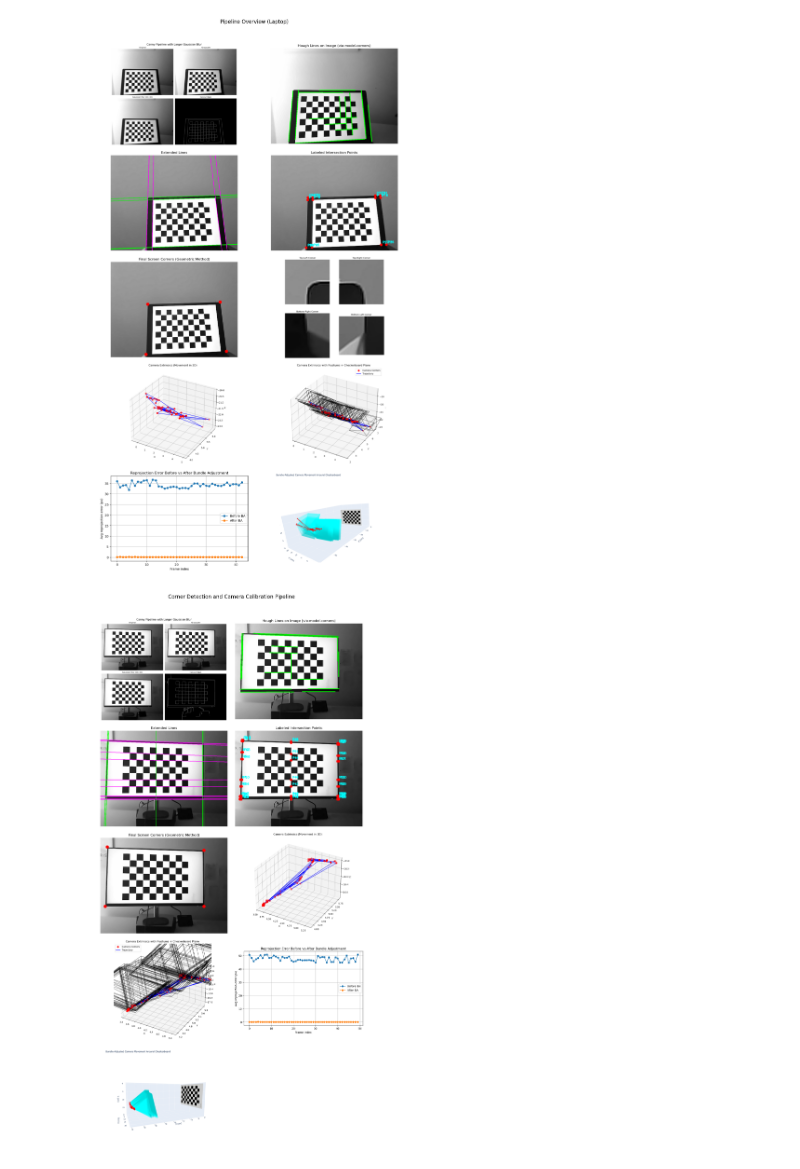
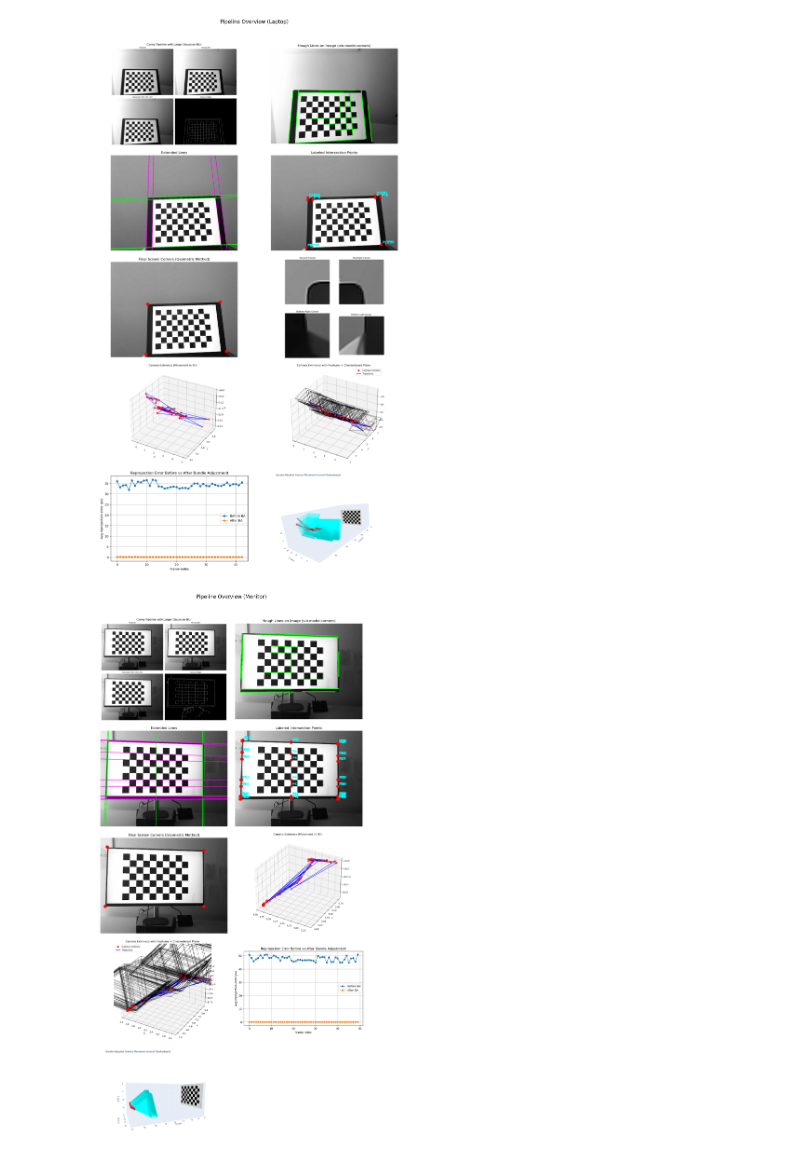
Before and after one commit to fspencer-edu/CV-Final-Project, a Jupyter notebook: DEMO/demo.ipynb, the cells around one changed output. Cells and saved outputs as stored; diff of their text form; code cells hidden in the pictures.

```diff
--- a/DEMO/demo.ipynb
+++ b/DEMO/demo.ipynb
@@ -48,35 +48,35 @@ IMG_DIR = "./monitor"
 pipeline = [
     ("canny.png",            "Canny Edge Detection"),
     ("hough.png",            "Hough Line Detection"),
     ("ext_lines.png",        "Extended Line Segments"),
     ("intersection.png",     "Line Intersections"),
     ("corners.png",          "Corner Candidates"),
     ("extrinsics.png",       "Camera Extrinsic Parameters"),
     ("ext_frustrum.png",     "Camera Frustum Visualization"),
     ("bundle.png",           "Bundle Adjustment"),
     ("bundle_3D.png",        "3D Camera Trajectory"),
 ]
 
 cols = 2
 rows = (len(pipeline) + cols - 1) // cols
 
 fig, axes = plt.subplots(rows, cols, figsize=(12, 5 * rows))
 axes = axes.flatten()
 
 for ax, (fname, title) in zip(axes, pipeline):
     img_path = os.path.join(IMG_DIR, fname)
     img = Image.open(img_path)
     ax.imshow(img)
     ax.axis("off")
 
 for ax in axes[len(pipeline):]:
     ax.axis("off")
 
-plt.suptitle("Corner Detection and Camera Calibration Pipeline", fontsize=16)
+plt.suptitle("Pipeline Overview (Monitor)", fontsize=16)
 plt.tight_layout(rect=[0, 0, 1, 0.96])
 plt.show()
 # %% [output]
-[figure, old version]
+[figure, new version]
 # %%
 IMG_DIR = "./tv"
 
```
Also changed, not shown: parts of 1 cell of this notebook, 1 other file.
